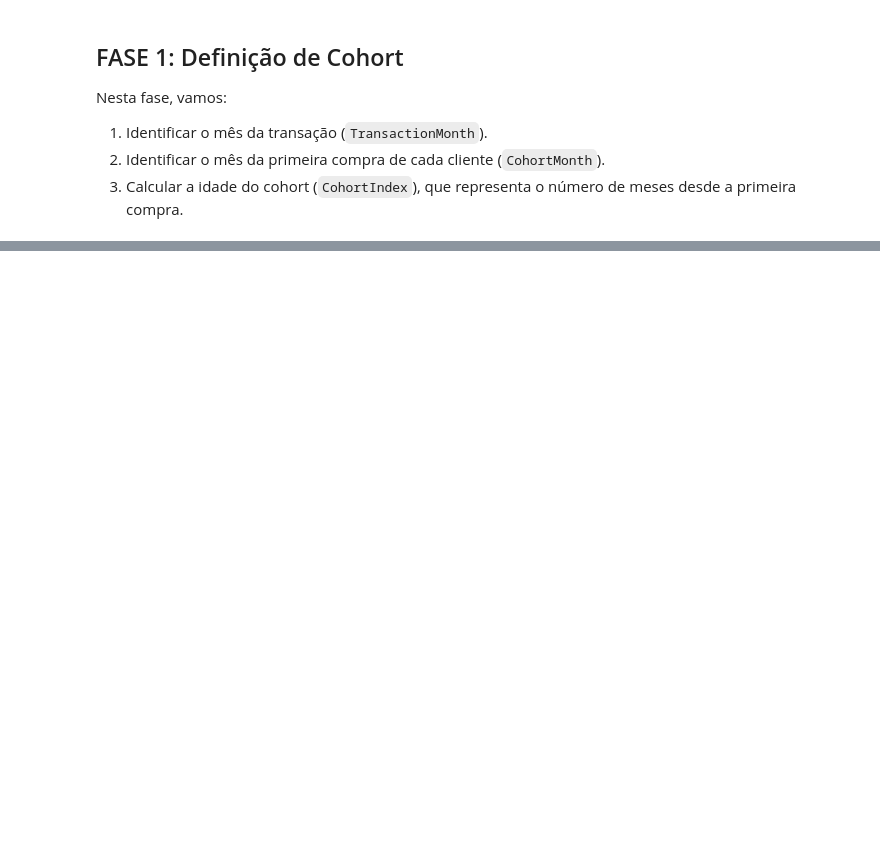
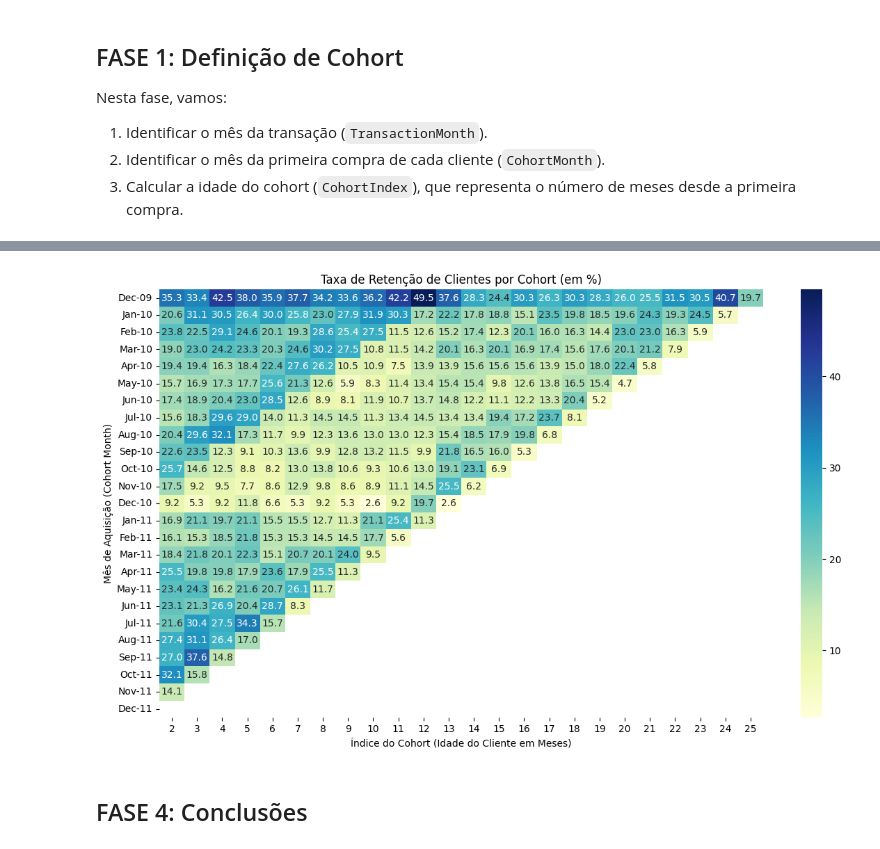
Before and after one commit to rafael-a-ribeiro/Portfolio, a Jupyter notebook: Análise de Cohort para Retenção de Clientes.ipynb, the cells around one changed output, grey strips where cells are left out. Saved outputs shown, nothing was run; the diff lists cells and outputs as text; code cells hidden in the pictures; blank space fills up the shorter version.

Commit message:
Atualização do notebook de Análise de Cohort - Fase 2 implementada

```diff
--- a/Análise de Cohort para Retenção de Clientes.ipynb
+++ b/Análise de Cohort para Retenção de Clientes.ipynb
@@ -85,0 +189,12 @@ df.head()
+# %%
+# 3. Cálculo da Retenção
+# Dividir cada célula pelo valor do Mês 1 (primeira coluna) e multiplicar por 100
+cohort_sizes = cohort_counts.iloc[:, 0]
+retention = cohort_counts.divide(cohort_sizes, axis=0) * 100
+
+print("Taxa de Retenção (%):\n")
+display(retention.round(1))
+
+# Estatísticas básicas
+print("\nEstatísticas da taxa de retenção:")
+print(retention.describe().round(1))
@@ -85,0 +274,32 @@ df.head()
+# %%
+#try:
+#    retention.index = pd.to_datetime(retention.index, format='%Y-%m-%d')
+#except ValueError:
+    # Se falhar, tenta o formato YYYY-MM
+#    retention.index = pd.to_datetime(retention.index, format='%Y-%m')
+retention.index = pd.to_datetime(retention.index, format='%b-%y', errors='coerce')
+
+# Garante que os nomes do eixo Y estejam formatados corretamente (ex: Jan-10)
+retention.index = retention.index.strftime('%b-%y')
+
+# Remova o índice 0 (100%) da visualização, pois ele não acrescenta informação
+plot_data = retention.drop(columns=[1])
+# %%
+# Geração do Mapa de Calor (Heatmap)
+plt.figure(figsize=(14, 8))
+sns.heatmap(
+    plot_data,
+    annot=True, # Adicionar o valor numérico em cada célula
+    fmt='.1f', # Formatar com uma casa decimal (ex: 35.3)
+    cmap='YlGnBu', # Esquema de cores: Amarelo-Verde-Azul
+    cbar=True # Mostrar a barra lateral de cor
+)
+
+plt.title('Taxa de Retenção de Clientes por Cohort (em %)')
+plt.ylabel('Mês de Aquisição (Cohort Month)')
+plt.xlabel('Índice do Cohort (Idade do Cliente em Meses)')
+plt.show()
+# %% [output]
+[figure, added]
+# %% [markdown]
+## FASE 4: Conclusões
```
Also changed, not shown: parts of 12 cells of this notebook, 1 other file.
